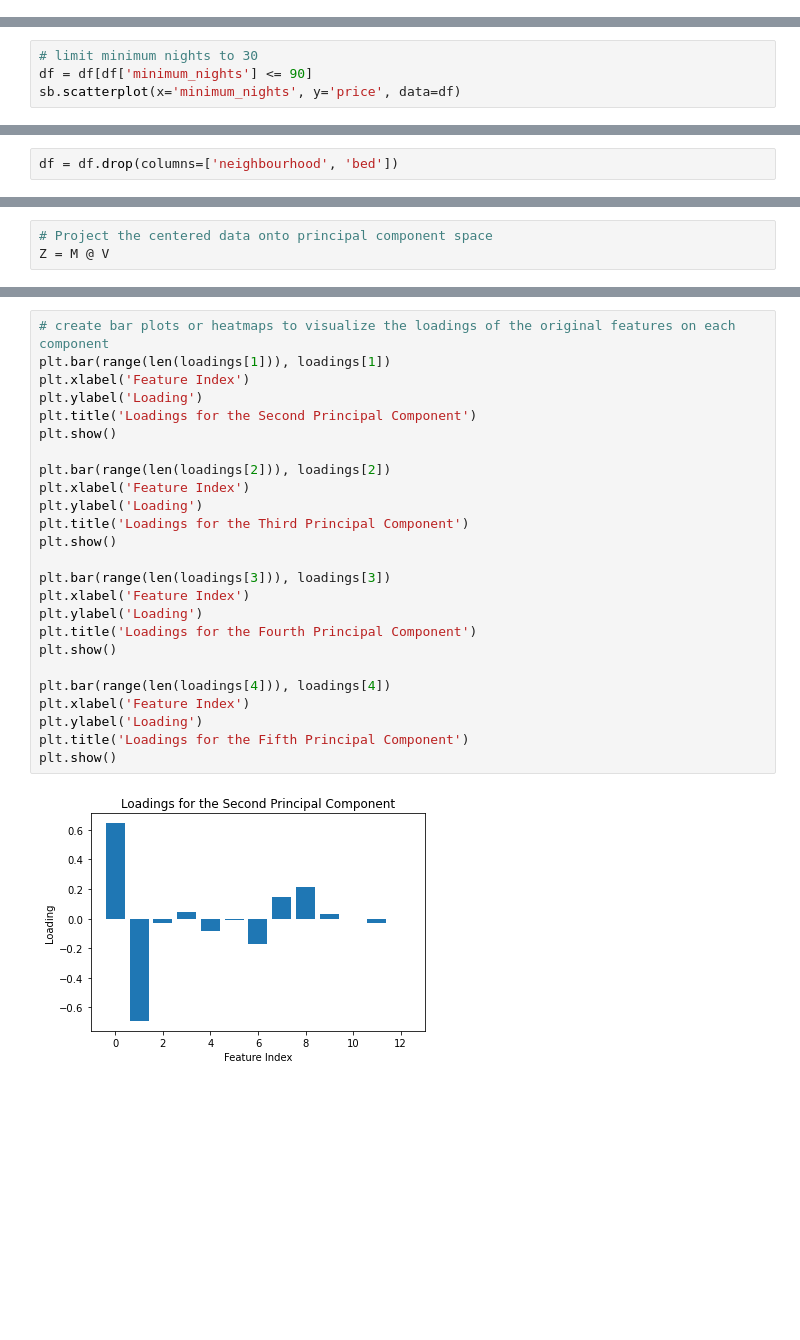
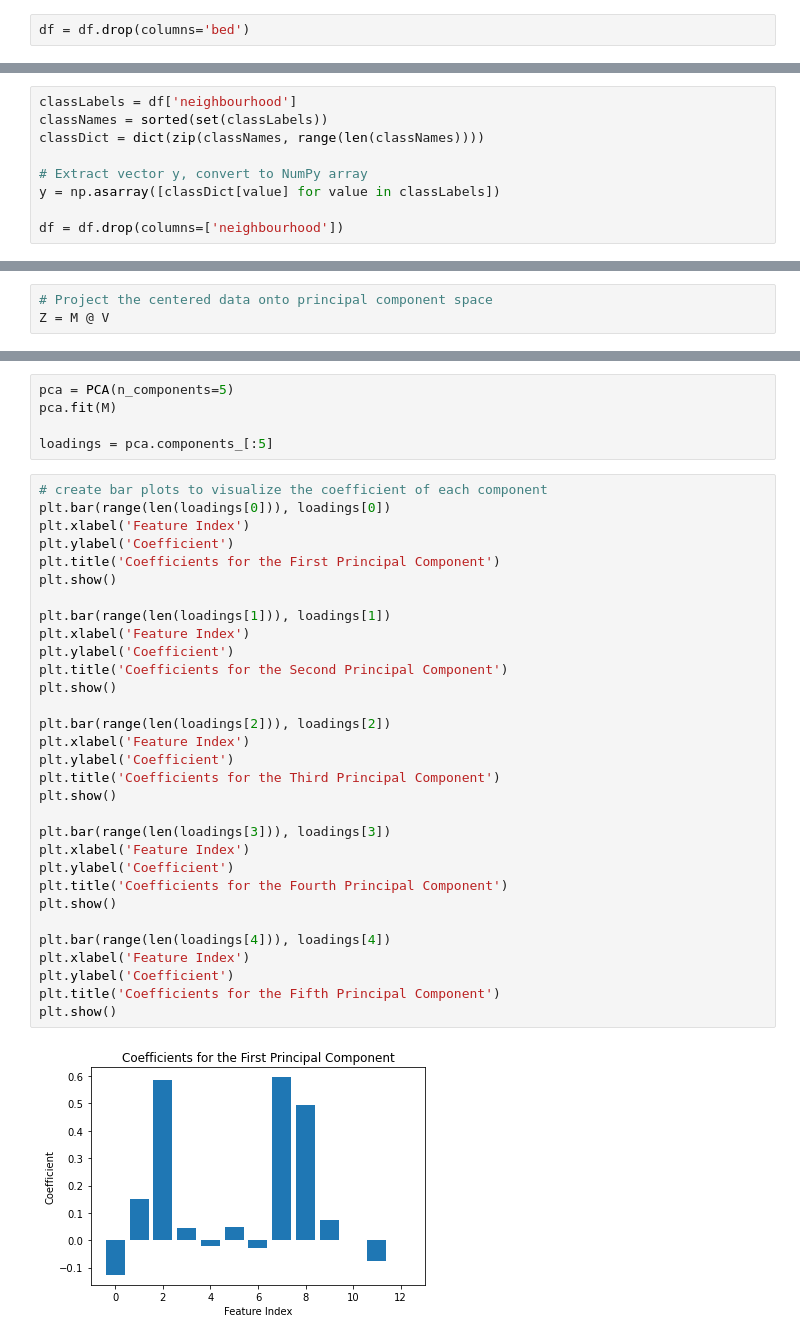
Before and after one commit to joaomena17/MachineLearningDataMining, a Jupyter notebook: data_visualization.ipynb, the cells around one changed output, grey strips where cells are left out. Cells and saved outputs as stored; diff of their text form; blank space fills up the shorter version.

```diff
--- a/data_visualization.ipynb
+++ b/data_visualization.ipynb
@@ -85,6 +85,8 @@ df.head()
 | 2 | Vesterbro-Kongens Enghave | 55.67365 | 12.55581 | Private room | 1000 | 1 | 378 | ... |
 | 3 | Nrrebro | 55.68641 | 12.54741 | Entire home/apt | 803 | 3 | 173 | ... |
 | 4 | Vesterbro-Kongens Enghave | 55.67284 | 12.54717 | Entire home/apt | 2400 | 2 | 77 | ... |
+# %%
+df = df.drop(columns='bed')
 # %%
 df.describe()
 # %% [output]
@@ -280,7 +266,3 @@ plt.title('Histogram of Minimum Nights')
 plt.show()
 # %% [output]
 [figure]
-# %%
-# limit minimum nights to 30
-df = df[df['minimum_nights'] <= 90]
-sb.scatterplot(x='minimum_nights', y='price', data=df)
@@ -362,6 +341,13 @@ plt.show()
 [figure]
 # %% [markdown]
 # Data Standardization
-# %%
-df = df.drop(columns=['neighbourhood', 'bed'])
+# %%
+classLabels = df['neighbourhood']
+classNames = sorted(set(classLabels))
+classDict = dict(zip(classNames, range(len(classNames))))
+
+# Extract vector y, convert to NumPy array
+y = np.asarray([classDict[value] for value in classLabels])
+
+df = df.drop(columns=['neighbourhood'])
 # %%
@@ -491,27 +489,38 @@ plt.show()
+# %%
+pca = PCA(n_components=5)
+pca.fit(M)
+
+loadings = pca.components_[:5]
 # %%
-# create bar plots or heatmaps to visualize the loadings of the original features on each component
+# create bar plots to visualize the coefficient of each component
+plt.bar(range(len(loadings[0])), loadings[0])
+plt.xlabel('Feature Index')
+plt.ylabel('Coefficient')
+plt.title('Coefficients for the First Principal Component')
+plt.show()
+
 plt.bar(range(len(loadings[1])), loadings[1])
 plt.xlabel('Feature Index')
-plt.ylabel('Loading')
-plt.title('Loadings for the Second Principal Component')
+plt.ylabel('Coefficient')
+plt.title('Coefficients for the Second Principal Component')
 plt.show()
 
 plt.bar(range(len(loadings[2])), loadings[2])
 plt.xlabel('Feature Index')
-plt.ylabel('Loading')
-plt.title('Loadings for the Third Principal Component')
+plt.ylabel('Coefficient')
+plt.title('Coefficients for the Third Principal Component')
 plt.show()
 
 plt.bar(range(len(loadings[3])), loadings[3])
 plt.xlabel('Feature Index')
-plt.ylabel('Loading')
-plt.title('Loadings for the Fourth Principal Component')
+plt.ylabel('Coefficient')
+plt.title('Coefficients for the Fourth Principal Component')
 plt.show()
 
 plt.bar(range(len(loadings[4])), loadings[4])
 plt.xlabel('Feature Index')
-plt.ylabel('Loading')
-plt.title('Loadings for the Fifth Principal Component')
+plt.ylabel('Coefficient')
+plt.title('Coefficients for the Fifth Principal Component')
 plt.show()
 # %% [output]
-[figure, old version]
+[figure, new version]
```
Also changed, not shown: parts of 25 cells of this notebook.
